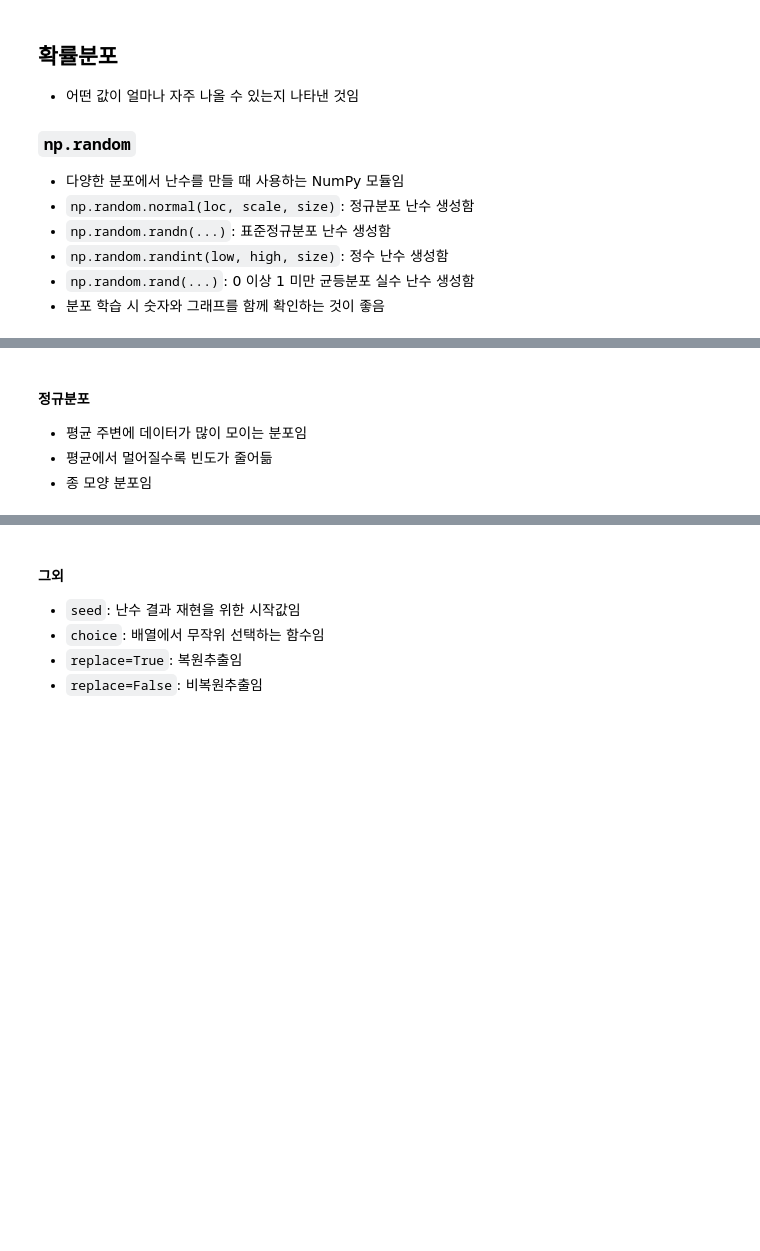
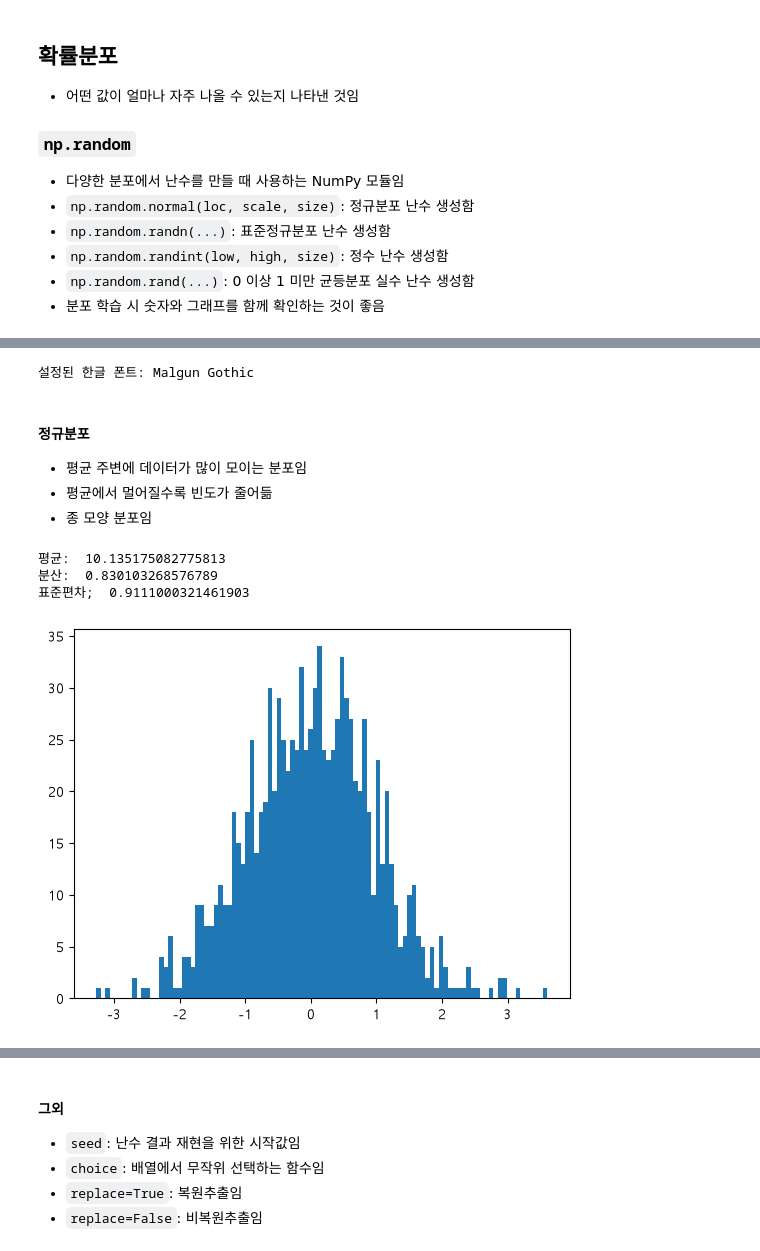
Before and after one commit to 2026-SKN33-STUDY/05_data_analysis, a Jupyter notebook: 01_numpy/04_statistics.ipynb, the cells around one changed output, grey strips where cells are left out. Drawn from its saved outputs; the diff is of its cells as text; code cells hidden in the pictures; blank space fills up the shorter version.

```diff
--- a/01_numpy/04_statistics.ipynb
+++ b/01_numpy/04_statistics.ipynb
@@ -241,5 +255,68 @@ print("표준편차: ", np.std(scores, ddof=1))
+# %%
+# Matplotlib은 기본 폰트가 한글을 지원하지 않아 경고가 날 수 있습니다.
+# 운영체제별 후보 폰트 중 실제 설치된 폰트를 찾아 그래프 제목/축 라벨이 깨지지 않게 설정합니다.
+
+import platform
+import matplotlib.pyplot as plt
+import matplotlib.font_manager as fm
+
+# Matplotlib 기본 폰트(DejaVu Sans)는 한글 글리프가 없어 경고가 날 수 있습니다.
+# 운영체제별로 사용 가능한 한글 폰트를 찾아 설정합니다.
+font_candidates = {
+    "Darwin": ["AppleGothic", "NanumGothic", "Noto Sans CJK KR", "Noto Sans KR"],
+    "Windows": ["Malgun Gothic", "NanumGothic", "Noto Sans CJK KR", "Noto Sans KR"],
+    "Linux": ["NanumGothic", "Noto Sans CJK KR", "Noto Sans KR"],
+}
+
+available_fonts = {font.name for font in fm.fontManager.ttflist}
+system_name = platform.system()
+selected_font = None
+
+for font_name in font_candidates.get(system_name, []):
+    if font_name in available_fonts:
+        selected_font = font_name
+        break
+
+if selected_font:
+    plt.rcParams["font.family"] = selected_font
+    print("설정된 한글 폰트:", selected_font)
+else:
+    print("사용 가능한 한글 폰트를 찾지 못했습니다. NanumGothic 또는 Noto Sans KR 설치가 필요할 수 있습니다.")
+
+# 마이너스 기호가 깨지는 문제 방지
+plt.rcParams["axes.unicode_minus"] = False
+# %% [output]
+설정된 한글 폰트: Malgun Gothic
 # %% [markdown]
 #### 정규분포
 - 평균 주변에 데이터가 많이 모이는 분포임
 - 평균에서 멀어질수록 빈도가 줄어듦
 - 종 모양 분포임
+# %%
+# np.random.normal(loc, scale, size
+# - loc: 평균값
+# - scale: 표준편차
+# - size: 생성할 난수의 개수
+# - 평균값(loc)으로 중심 위치를 잡고,
+# - 표준편차(scale)로 값들이 퍼지는 범위를 조절.
+#   그러면 난수들이 표준편차 범위 내에서 생성된다.
+
+# 평균 10, 표준편차 1, 사이즈 (10|10)
+arr = np.random.normal(10, 1, (10, 10))
+# print(arr)
+
+print("평균: ", np.mean(arr))
+print("분산: ", np.var(arr, ddof=0))
+print("표준편차; ", np.std(arr, ddof=0))
+# %% [output]
+평균:  10.135175082775813
+분산:  0.830103268576789
+표준편차;  0.9111000321461903
+# %%
+# 히스토그램을 이용한 시각화 (막대그래프)
+# -> 정규분표 데이터가 평균 근처에 몰려 있는 것을 확인해보자
+arr = np.random.normal(loc=0, scale=1,size=1000)
+plt.hist(arr, bins=100)
+plt.show()
+# %% [output]
+[figure, added]
```
Also changed, not shown: parts of 9 cells of this notebook, 2 other files.
